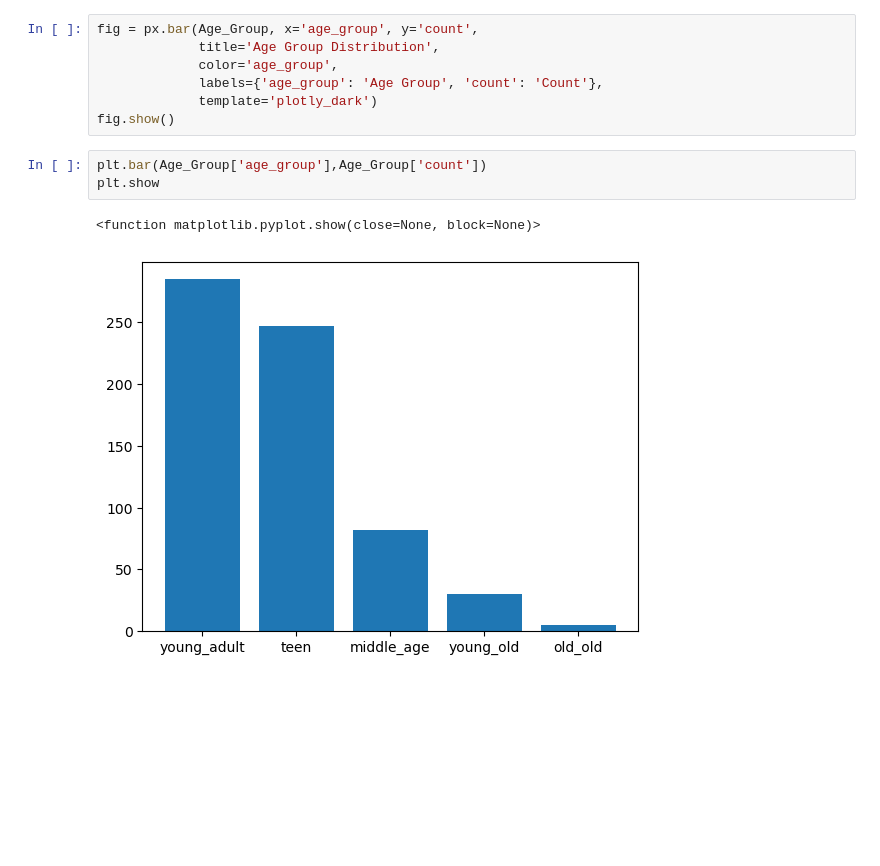
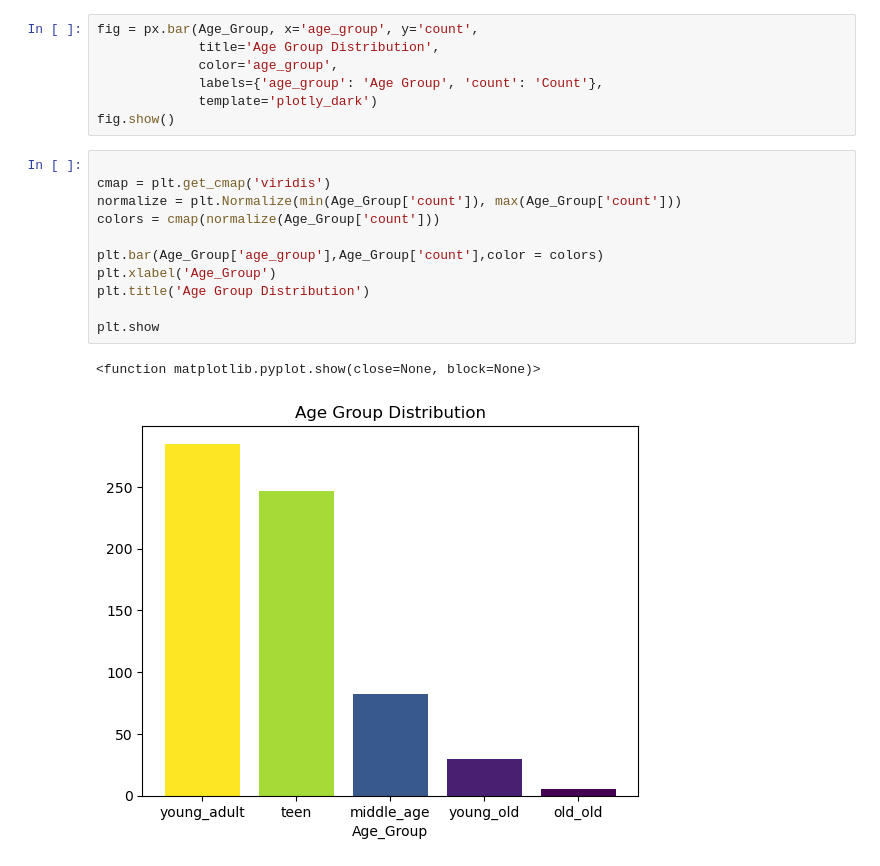
Before and after one commit to rahad404/Bangladesh-Suicide-Analysis, a Jupyter notebook: bd_suicide.ipynb, the cells around one changed output. Saved outputs shown, nothing was run; the diff lists cells and outputs as text; blank space fills up the shorter version.

Commit message:
visualize

```diff
--- a/bd_suicide.ipynb
+++ b/bd_suicide.ipynb
@@ -160,9 +160,17 @@ fig = px.bar(Age_Group, x='age_group', y='count',
              labels={'age_group': 'Age Group', 'count': 'Count'},
              template='plotly_dark')
 fig.show()
-# %%
-plt.bar(Age_Group['age_group'],Age_Group['count'])
-plt.show
-# %% [output]
-<function matplotlib.pyplot.show(close=None, block=None)>
-[figure, removed]
+# %%
+
+cmap = plt.get_cmap('viridis')
+normalize = plt.Normalize(min(Age_Group['count']), max(Age_Group['count']))
+colors = cmap(normalize(Age_Group['count']))
+
+plt.bar(Age_Group['age_group'],Age_Group['count'],color = colors)
+plt.xlabel('Age_Group')
+plt.title('Age Group Distribution')
+
+plt.show
+# %% [output]
+<function matplotlib.pyplot.show(close=None, block=None)>
+[figure, added]
```
Also changed, not shown: 1 other file.
